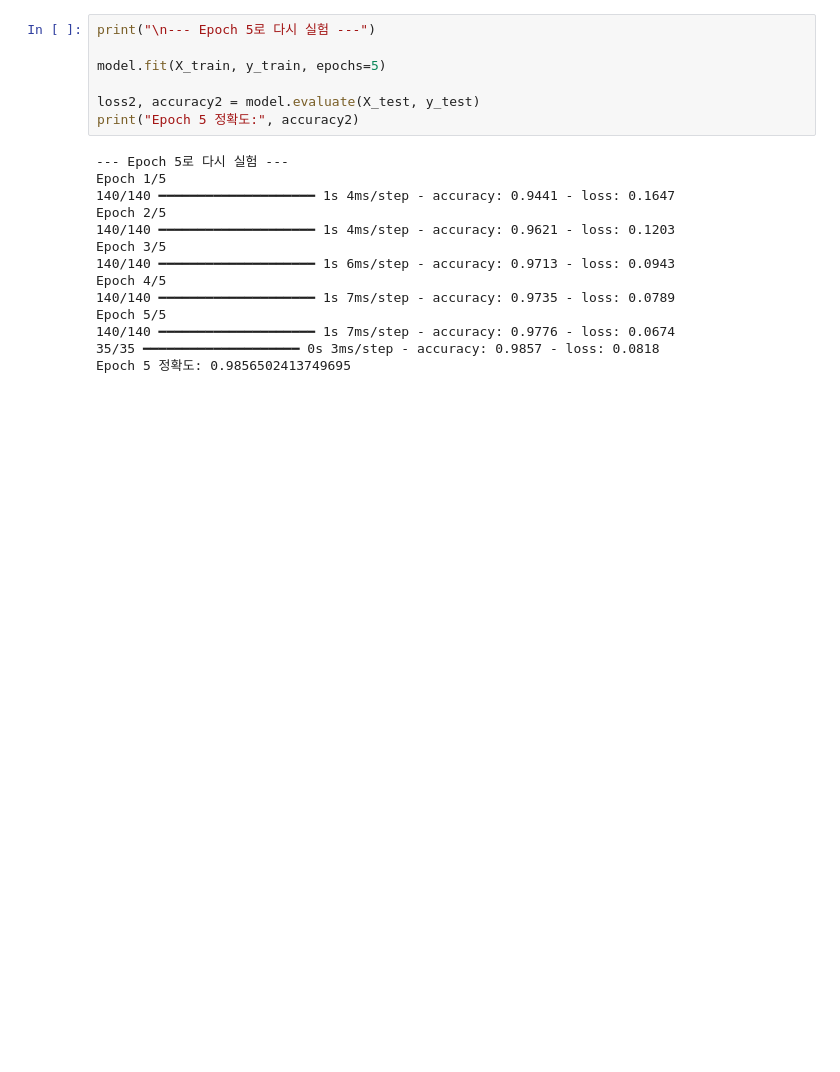
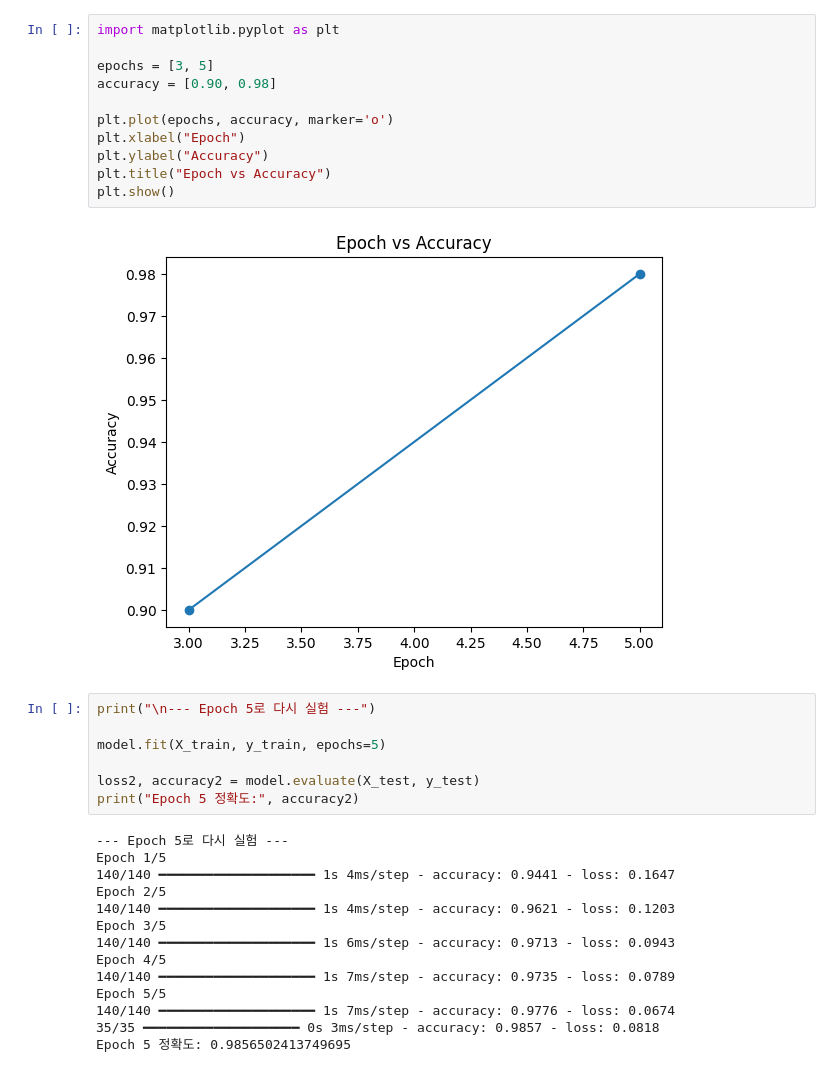
Before and after one commit to haruuu04/ai-security-practice, a Jupyter notebook: 인공지능보안응용5_5일1번파일.ipynb, the cells around one changed output. Saved outputs shown, nothing was run; the diff lists cells and outputs as text; blank space fills up the shorter version.

```diff
--- a/인공지능보안응용5_5일1번파일.ipynb
+++ b/인공지능보안응용5_5일1번파일.ipynb
@@ -79,3 +95,16 @@ Epoch 3/3
+# %%
+import matplotlib.pyplot as plt
+
+epochs = [3, 5]
+accuracy = [0.90, 0.98]
+
+plt.plot(epochs, accuracy, marker='o')
+plt.xlabel("Epoch")
+plt.ylabel("Accuracy")
+plt.title("Epoch vs Accuracy")
+plt.show()
+# %% [output]
+[figure, added]
 # %%
 print("\n--- Epoch 5로 다시 실험 ---")
 
```
Also changed, not shown: parts of 2 cells of this notebook.
